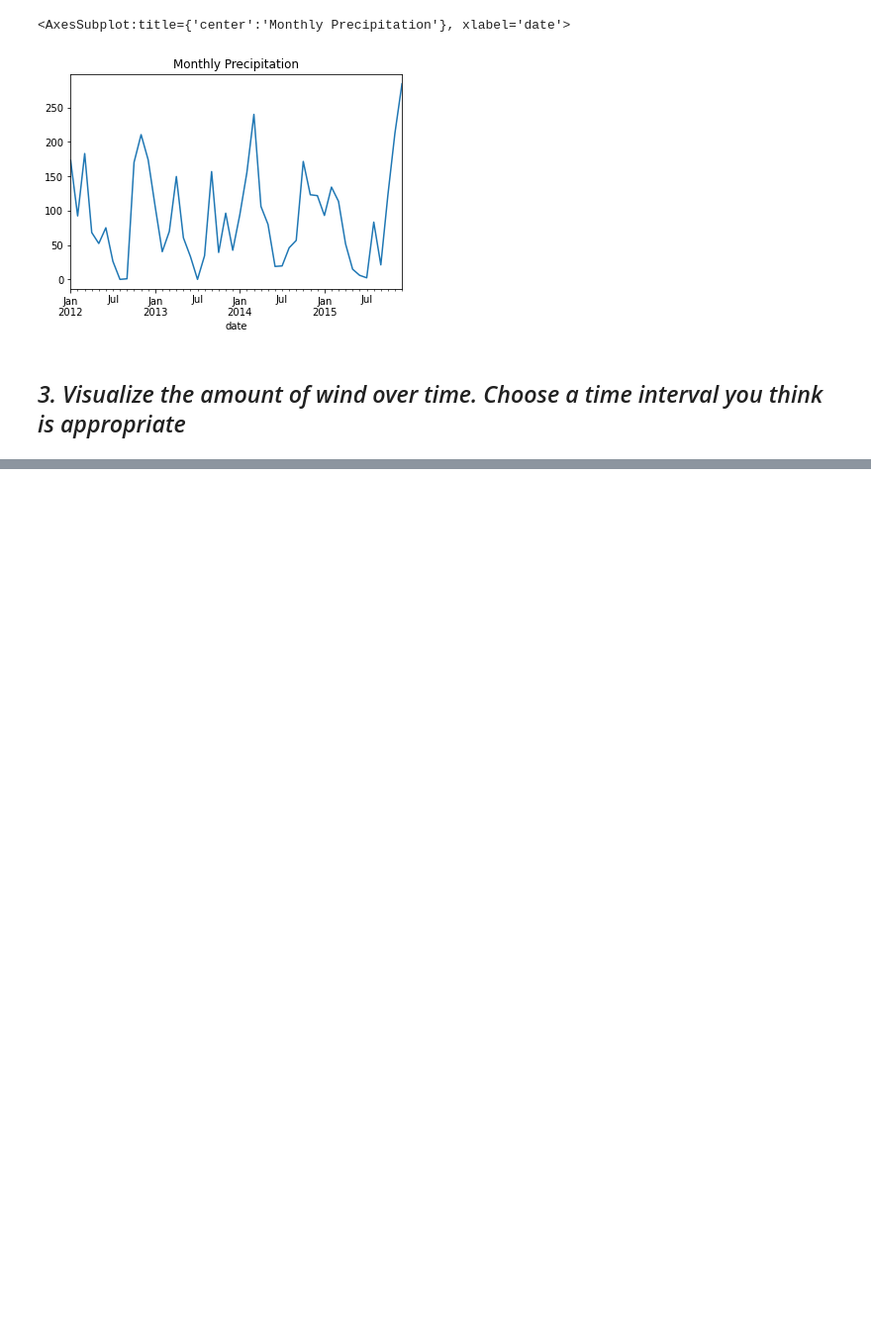
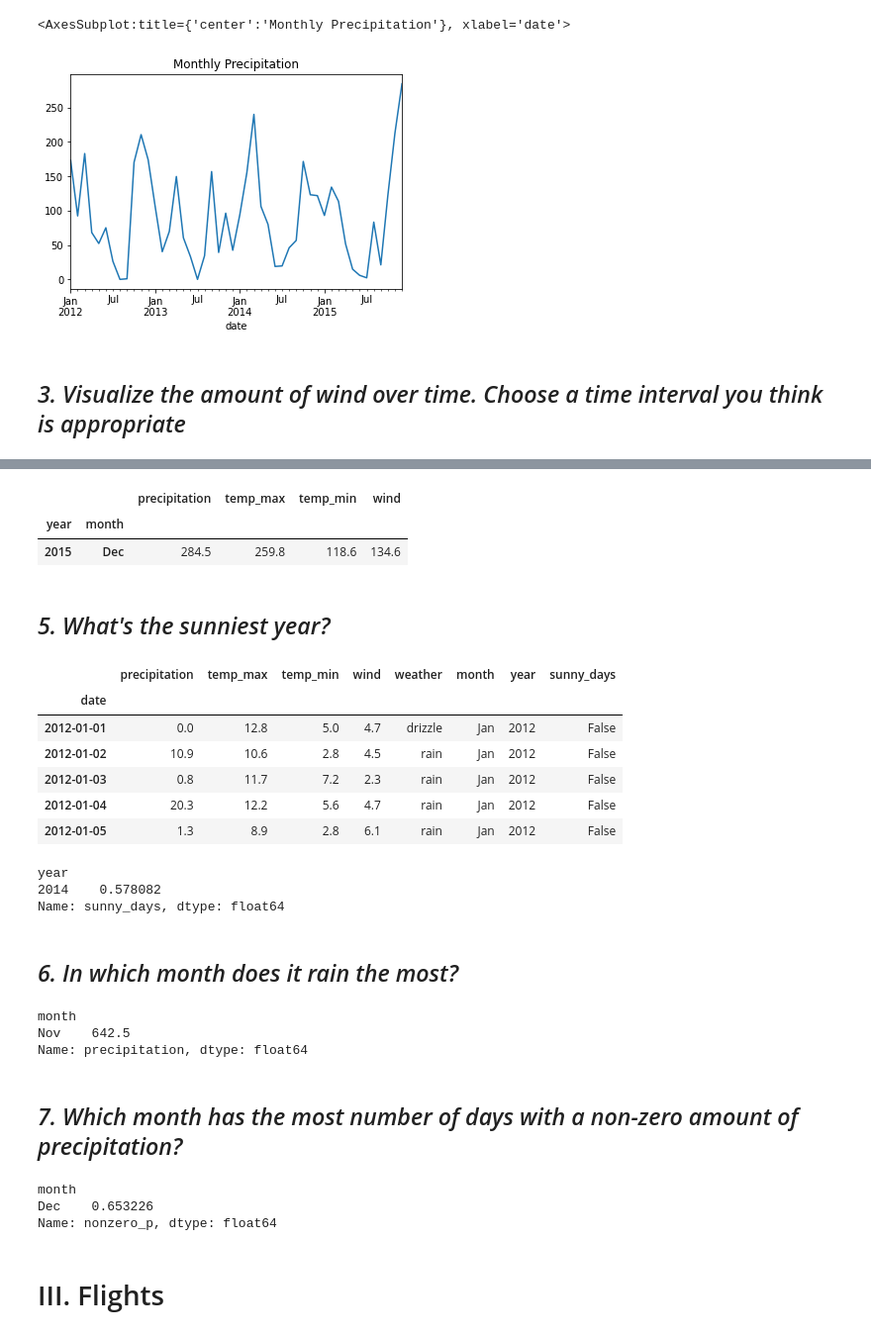
Before and after one commit to Severina7/time_series_exercises, a Jupyter notebook: working_with_time_series_data.ipynb, the cells around one changed output, grey strips where cells are left out. Shown at 99% size. Drawn from its saved outputs; the diff is of its cells as text; code cells hidden in the pictures; blank space fills up the shorter version.

```diff
--- a/working_with_time_series_data.ipynb
+++ b/working_with_time_series_data.ipynb
@@ -371,0 +366,65 @@ seattle_weather.resample('2w').wind.mean().plot(title='Biweekly Average Wind')
+# %%
+# The windiest month of the windiest year
+
+seattle_weather.groupby(['year', 'month']).sum().sort_values(by='wind').tail(1)
+
+# December 2015
+# %% [output]
+|  |  | precipitation | temp_max | temp_min | wind |
+| year | month |  |  |  |  |
+| 2015 | Dec | 284.5 | 259.8 | 118.6 | 134.6 |
+# %% [markdown]
+## *5. What's the sunniest year?*
+# %%
+# Creating the sunny_days column
+
+seattle_weather['sunny_days'] = seattle_weather.weather == 'sun'
+# %%
+# Displaying the df
+
+seattle_weather.head()
+# %% [output]
+|  | precipitation | temp_max | temp_min | wind | weather | month | year | sunny_days |
+| date |  |  |  |  |  |  |  |  |
+| 2012-01-01 | 0.0 | 12.8 | 5.0 | 4.7 | drizzle | Jan | 2012 | False |
+| 2012-01-02 | 10.9 | 10.6 | 2.8 | 4.5 | rain | Jan | 2012 | False |
+| 2012-01-03 | 0.8 | 11.7 | 7.2 | 2.3 | rain | Jan | 2012 | False |
+| 2012-01-04 | 20.3 | 12.2 | 5.6 | 4.7 | rain | Jan | 2012 | False |
+| 2012-01-05 | 1.3 | 8.9 | 2.8 | 6.1 | rain | Jan | 2012 | False |
+# %%
+# Grouping by year and sorting to find the sunniest year
+
+seattle_weather.groupby(['year']).sunny_days.mean().sort_values().tail(1)
+
+# 2014 is the sunniest year with about 58% of sun throughout the year
+# %% [output]
+year
+2014    0.578082
+Name: sunny_days, dtype: float64
+# %% [markdown]
+## *6. In which month does it rain the most?*
+# %%
+# The rainiest month
+
+seattle_weather.groupby('month').precipitation.sum().sort_values().tail(1)
+
+# November is the rainiest
+# %% [output]
+month
+Nov    642.5
+Name: precipitation, dtype: float64
+# %% [markdown]
+## *7. Which month has the most number of days with a non-zero amount of precipitation?*
+# %%
+# Creating the necessary column then finding the desired month
+
+seattle_weather['nonzero_p'] = seattle_weather.precipitation > 0
+seattle_weather.groupby('month').nonzero_p.mean().sort_values().tail(1)
+
+# December is the month with the most number of days with a non-zero amount of precipitation
+# %% [output]
+month
+Dec    0.653226
+Name: nonzero_p, dtype: float64
+# %% [markdown]
+# III. Flights
```
Also changed, not shown: parts of 9 cells of this notebook.
